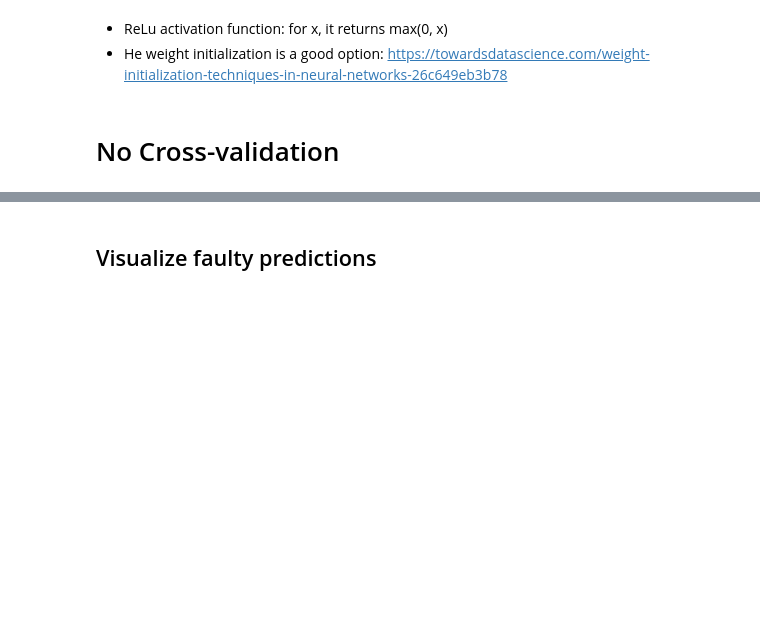
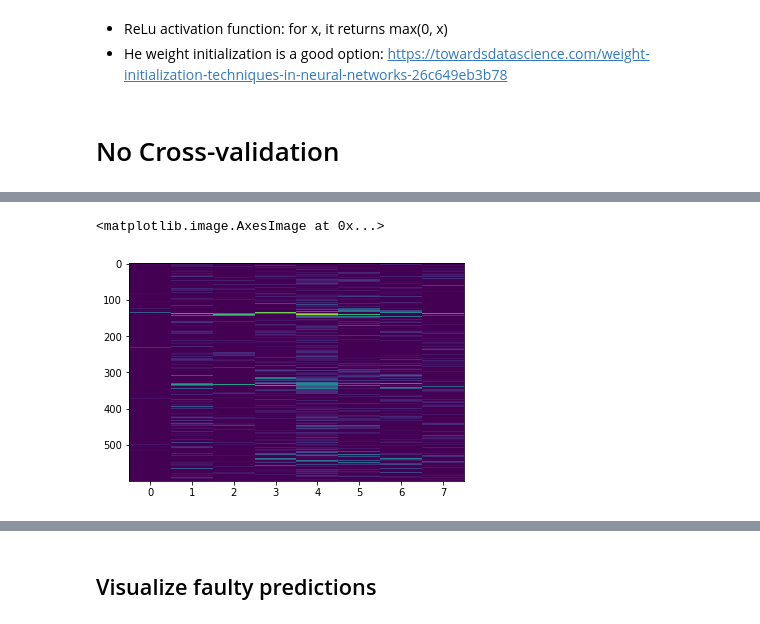
Before and after one commit to musicbyjing/cosmic_dawn_rfi, a Jupyter notebook: classification.ipynb, the cells around one changed output, grey strips where cells are left out. Cells and saved outputs as stored; diff of their text form; code cells hidden in the pictures; blank space fills up the shorter version.

```diff
--- a/classification.ipynb
+++ b/classification.ipynb
@@ -178,0 +177,5 @@ plot_one_vis(layer_output, 1200)
+# %%
+plt.imshow(l2, aspect="auto")
+# %% [output]
+<matplotlib.image.AxesImage at 0x...>
+[figure, added]
```
Also changed, not shown: parts of 7 cells of this notebook, 1 other file.
